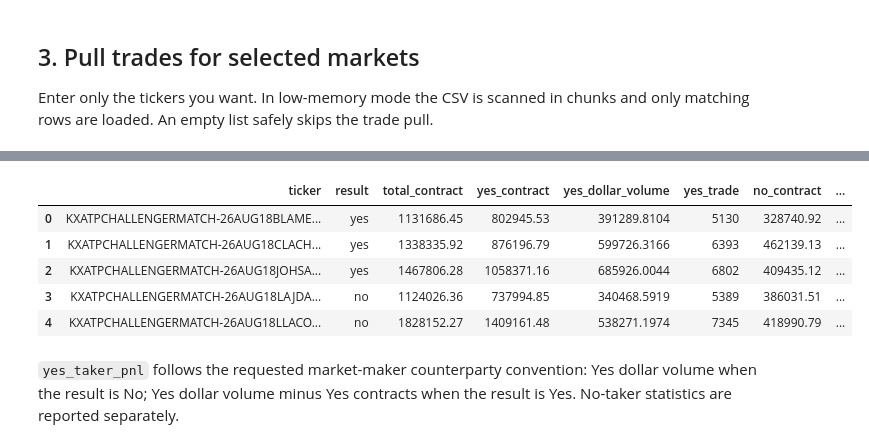
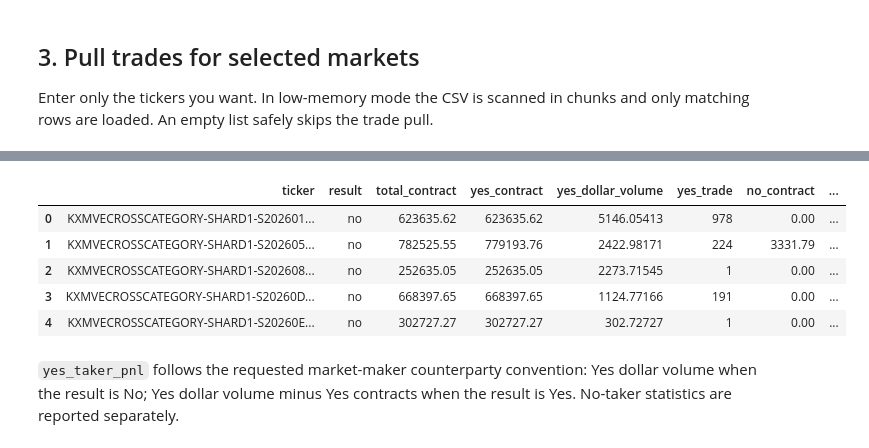
Before and after one commit to Iangao25/Kalshi-Data-Pipeline, a Jupyter notebook: kalshi_sports_analysis.ipynb, the cells around one changed output, grey strips where cells are left out. Cells and saved outputs as stored; diff of their text form; code cells hidden in the pictures.

```diff
--- a/kalshi_sports_analysis.ipynb
+++ b/kalshi_sports_analysis.ipynb
@@ -107,7 +107,10 @@ markets = load_saved_markets(
 [01:49:49] Saved-market load complete: 262,482 rows returned | elapsed 13.8s
 # %%
 single_markets = markets[~markets["is_combo"]].copy()
+combo_markets = markets[markets["is_combo"]].copy()
 # %%
 single_markets = single_markets.sort_values("market_volume_contracts", ascending=False).reset_index(drop=True)
+combo_markets = combo_markets.sort_values("market_volume_contracts", ascending=False).reset_index(drop=True)
 # %%
 top_60_single_markets = single_markets.head(60).copy()
+top_60_combo_markets = combo_markets.head(60).copy()
@@ -125,7 +119,7 @@ top_60_single_markets.head()
 
 Enter only the tickers you want. In low-memory mode the CSV is scanned in chunks and only matching rows are loaded. An empty list safely skips the trade pull.
 # %%
-MARKET_TICKERS = top_60_single_markets["ticker"].tolist()
+MARKET_TICKERS = top_60_combo_markets["ticker"].tolist()
 
 if markets is not None:
     selected_markets = markets[markets["ticker"].isin(MARKET_TICKERS)].copy()
@@ -168,9 +162,9 @@ else:
 |  | ticker | result | total_contract | yes_contract | yes_dollar_volume | yes_trade | no_contract | ... |
-| 0 | KXATPCHALLENGERMATCH-26AUG18BLAME... | yes | 1131686.45 | 802945.53 | 391289.8104 | 5130 | 328740.92 | ... |
-| 1 | KXATPCHALLENGERMATCH-26AUG18CLACH... | yes | 1338335.92 | 876196.79 | 599726.3166 | 6393 | 462139.13 | ... |
-| 2 | KXATPCHALLENGERMATCH-26AUG18JOHSA... | yes | 1467806.28 | 1058371.16 | 685926.0044 | 6802 | 409435.12 | ... |
-| 3 | KXATPCHALLENGERMATCH-26AUG18LAJDA... | no | 1124026.36 | 737994.85 | 340468.5919 | 5389 | 386031.51 | ... |
-| 4 | KXATPCHALLENGERMATCH-26AUG18LLACO... | no | 1828152.27 | 1409161.48 | 538271.1974 | 7345 | 418990.79 | ... |
+| 0 | KXMVECROSSCATEGORY-SHARD1-S202601... | no | 623635.62 | 623635.62 | 5146.05413 | 978 | 0.00 | ... |
+| 1 | KXMVECROSSCATEGORY-SHARD1-S202605... | no | 782525.55 | 779193.76 | 2422.98171 | 224 | 3331.79 | ... |
+| 2 | KXMVECROSSCATEGORY-SHARD1-S202608... | no | 252635.05 | 252635.05 | 2273.71545 | 1 | 0.00 | ... |
+| 3 | KXMVECROSSCATEGORY-SHARD1-S20260D... | no | 668397.65 | 668397.65 | 1124.77166 | 191 | 0.00 | ... |
+| 4 | KXMVECROSSCATEGORY-SHARD1-S20260E... | no | 302727.27 | 302727.27 | 302.72727 | 1 | 0.00 | ... |
 # %% [markdown]
 `yes_taker_pnl` follows the requested market-maker counterparty convention: Yes dollar volume when the result is No; Yes dollar volume minus Yes contracts when the result is Yes. No-taker statistics are reported separately.
 # %%
```
Also changed, not shown: parts of 2 cells of this notebook, 3 other files.
